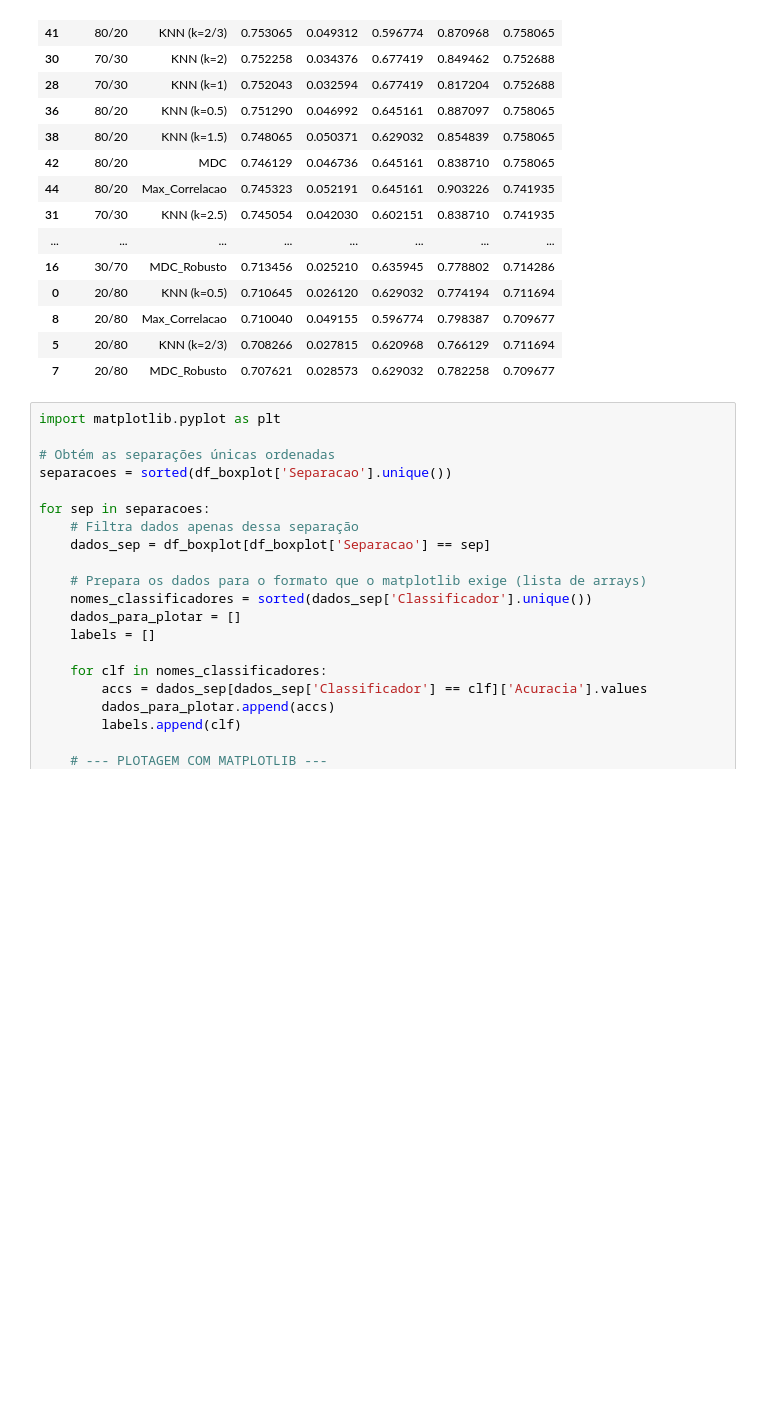
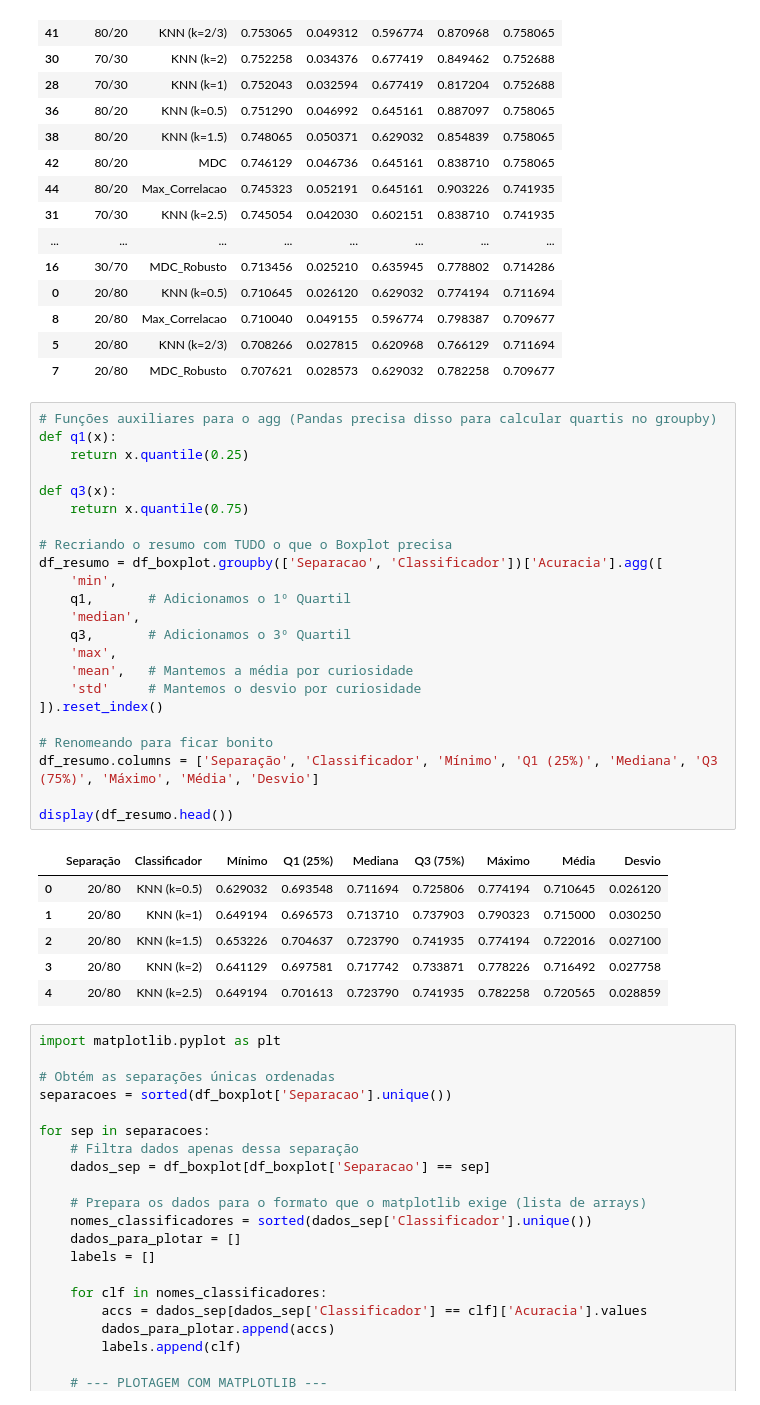
Before and after one commit to LuisFelipeCSouza/reconhecimento-de-padroes, a Jupyter notebook: trabalho-1/vertebral+column/main.ipynb, the cells around one changed output. Cells and saved outputs as stored; diff of their text form; blank space fills up the shorter version.

```diff
--- a/trabalho-1/vertebral+column/main.ipynb
+++ b/trabalho-1/vertebral+column/main.ipynb
@@ -733,6 +738,36 @@ display(df_resumo.sort_values(by='Média', ascending=False).style.background_gra
 | 8 | 20/80 | Max_Correlacao | 0.710040 | 0.049155 | 0.596774 | 0.798387 | 0.709677 |
 | 5 | 20/80 | KNN (k=2/3) | 0.708266 | 0.027815 | 0.620968 | 0.766129 | 0.711694 |
 | 7 | 20/80 | MDC_Robusto | 0.707621 | 0.028573 | 0.629032 | 0.782258 | 0.709677 |
+# %%
+# Funções auxiliares para o agg (Pandas precisa disso para calcular quartis no groupby)
+def q1(x):
+    return x.quantile(0.25)
+
+def q3(x):
+    return x.quantile(0.75)
+
+# Recriando o resumo com TUDO o que o Boxplot precisa
+df_resumo = df_boxplot.groupby(['Separacao', 'Classificador'])['Acuracia'].agg([
+    'min',
+    q1,       # Adicionamos o 1º Quartil
+    'median',
+    q3,       # Adicionamos o 3º Quartil
+    'max',
+    'mean',   # Mantemos a média por curiosidade
+    'std'     # Mantemos o desvio por curiosidade
+]).reset_index()
+
+# Renomeando para ficar bonito
+df_resumo.columns = ['Separação', 'Classificador', 'Mínimo', 'Q1 (25%)', 'Mediana', 'Q3 (75%)', 'Máximo', 'Média', 'Desvio']
+
+display(df_resumo.head())
+# %% [output]
+|  | Separação | Classificador | Mínimo | Q1 (25%) | Mediana | Q3 (75%) | Máximo | Média | Desvio |
+| 0 | 20/80 | KNN (k=0.5) | 0.629032 | 0.693548 | 0.711694 | 0.725806 | 0.774194 | 0.710645 | 0.026120 |
+| 1 | 20/80 | KNN (k=1) | 0.649194 | 0.696573 | 0.713710 | 0.737903 | 0.790323 | 0.715000 | 0.030250 |
+| 2 | 20/80 | KNN (k=1.5) | 0.653226 | 0.704637 | 0.723790 | 0.741935 | 0.774194 | 0.722016 | 0.027100 |
+| 3 | 20/80 | KNN (k=2) | 0.641129 | 0.697581 | 0.717742 | 0.733871 | 0.778226 | 0.716492 | 0.027758 |
+| 4 | 20/80 | KNN (k=2.5) | 0.649194 | 0.701613 | 0.723790 | 0.741935 | 0.782258 | 0.720565 | 0.028859 |
 # %%
 import matplotlib.pyplot as plt
 
```
Also changed, not shown: parts of 1 cell of this notebook, 3 other files.
